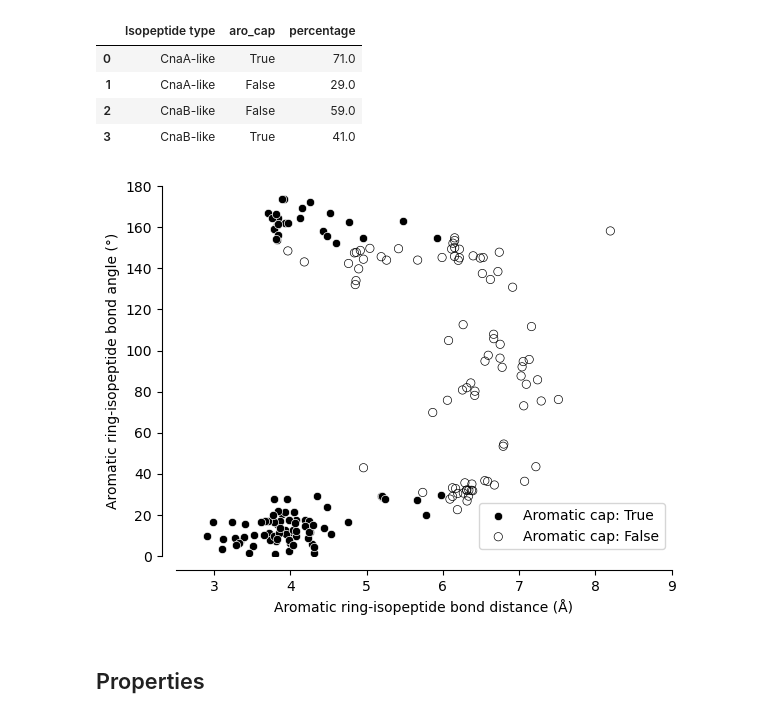
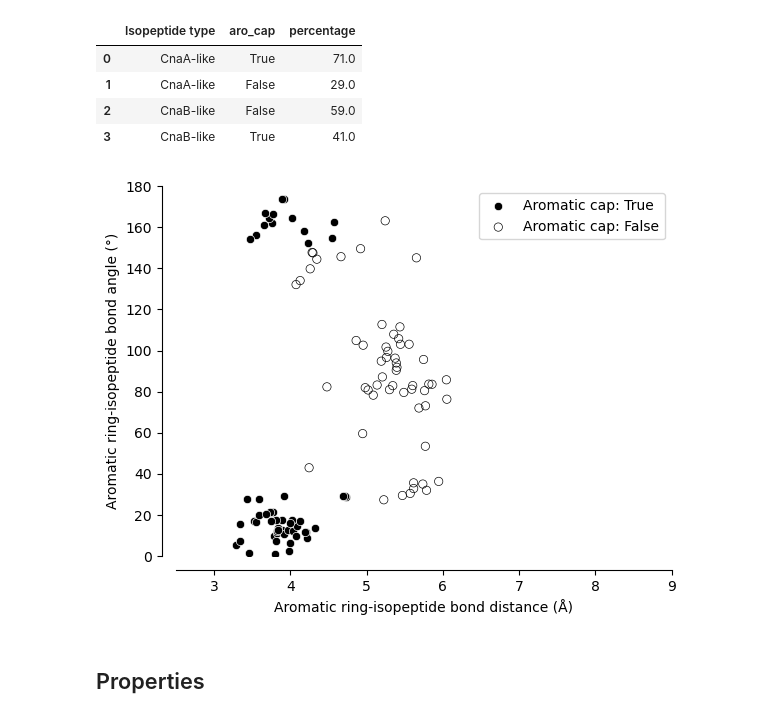
Before and after one commit to FranceCosta/isopeptide_bonds_global_survey, a Jupyter notebook: notebooks/20241212_analyseDataset_v2.ipynb, the cells around one changed output. Drawn from its saved outputs; the diff is of its cells as text; code cells hidden in the pictures.

Commit message:
Aro cap and figures update

```diff
--- a/notebooks/20241212_analyseDataset_v2.ipynb
+++ b/notebooks/20241212_analyseDataset_v2.ipynb
@@ -249,29 +227,28 @@ aro_df.groupby("Isopeptide type")["aro_cap"] \
 # %%
 fig, ax = plt.subplots()
 
-plot_df = pdb_df[pdb_df["Isopeptide type"]!="Mutant"] \
-                .rename(columns={"aro_cap":"Aromatic cap"})
+plot_df = aro_df.rename(columns={"aro_cap":"Aromatic cap"})
 sns.scatterplot(plot_df[plot_df["Aromatic cap"]==True],
                 y="aro_plane_normal-isopep_NZ_angle",
                 x="distance_to_aro", ax=ax,
                 edgecolors="white", facecolors='black',
                label="Aromatic cap: True")
 
 sns.scatterplot(plot_df[plot_df["Aromatic cap"]==False],
                 y="aro_plane_normal-isopep_NZ_angle",
                 x="distance_to_aro", ax=ax,
                 edgecolors="black", facecolors='none',
                label="Aromatic cap: False")
 
 ax.set_ylim([0, 180])
 ax.set_xlim([2.5, 9])
 ax.set_ylabel("Aromatic ring-isopeptide bond angle (°)")
 ax.set_xlabel("Aromatic ring-isopeptide bond distance (Å)")
 sns.despine(ax=ax, offset=10)
 
 #plt.savefig("../tmp/aro_param.png", dpi=300, transparent=True, bbox_inches="tight")
 # %% [output]
-[figure, old version]
+[figure, new version]
 # %%
 # Save aligned versions of each aro-bond
 output = "../tmp/aro"
```
Also changed, not shown: parts of 3 cells of this notebook, 10 other files.
